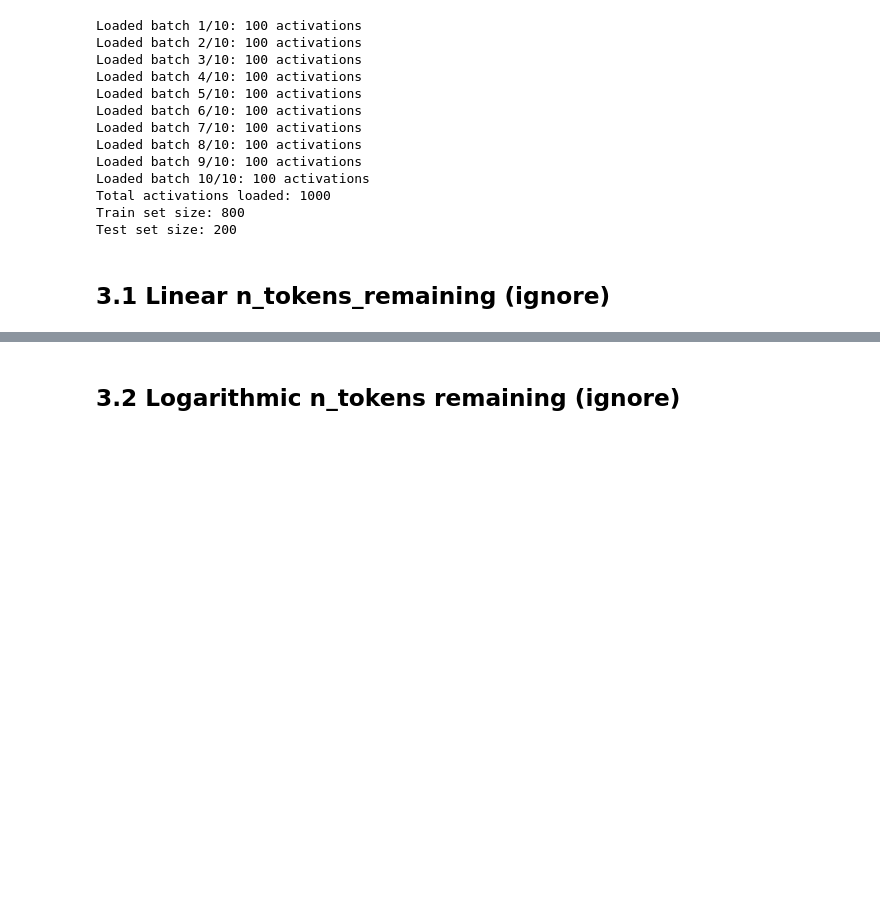
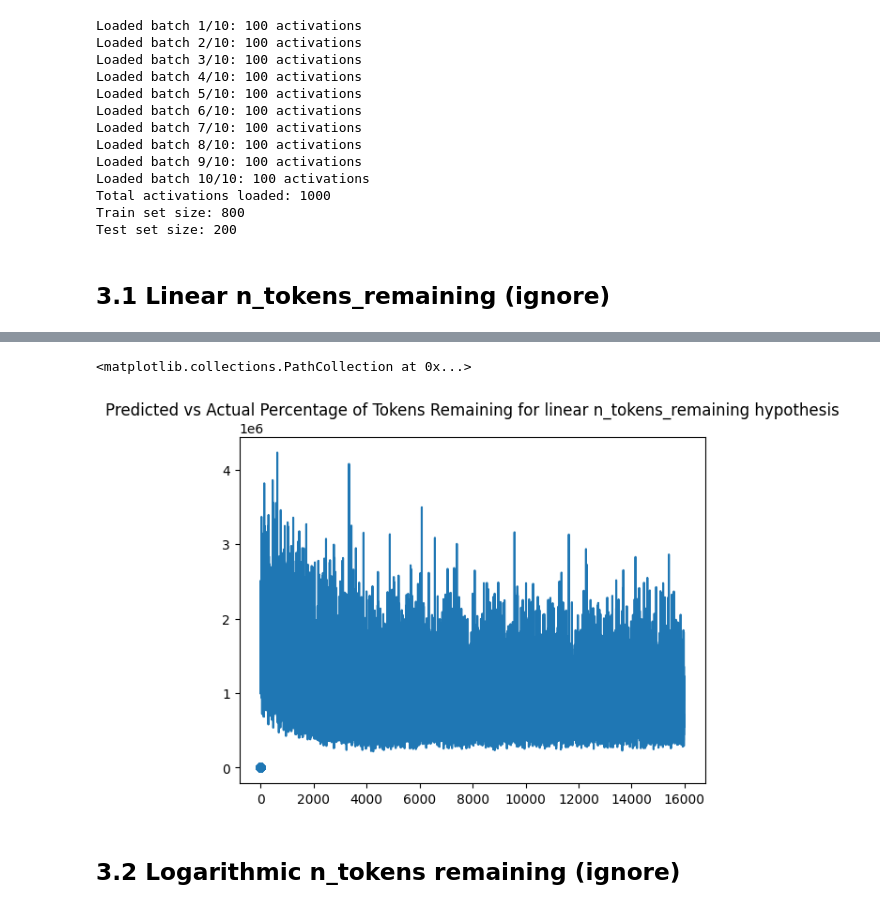
Before and after one commit to jrh-mann/llm-progress-monitor, a Jupyter notebook: lengths_research.ipynb, the cells around one changed output, grey strips where cells are left out. Drawn from its saved outputs; the diff is of its cells as text; code cells hidden in the pictures; blank space fills up the shorter version.

```diff
--- a/lengths_research.ipynb
+++ b/lengths_research.ipynb
@@ -285,9 +407,10 @@ with torch.no_grad():
 average_test_loss = sum(test_losses) / len(test_losses)
 print(f"Average test loss: {average_test_loss:.4f}")
 
-for X, y, _ in test_dataloader:
-    print(y)
-    break
+#for X, y, _ in test_dataloader:
+#    print(y)
+#    break
 preds
 plt.title('Predicted vs Actual Percentage of Tokens Remaining for linear n_tokens_remaining hypothesis')
 plt.scatter(preds, actuals)
+# %% [output]
@@ -294,3 +418,5 @@ plt.scatter(preds, actuals)
+<matplotlib.collections.PathCollection at 0x...>
+[figure, added]
 # %% [markdown]
 ## 3.2 Logarithmic n_tokens remaining (ignore)
 # %%
```
Also changed, not shown: parts of 36 cells of this notebook, 2 other files.
